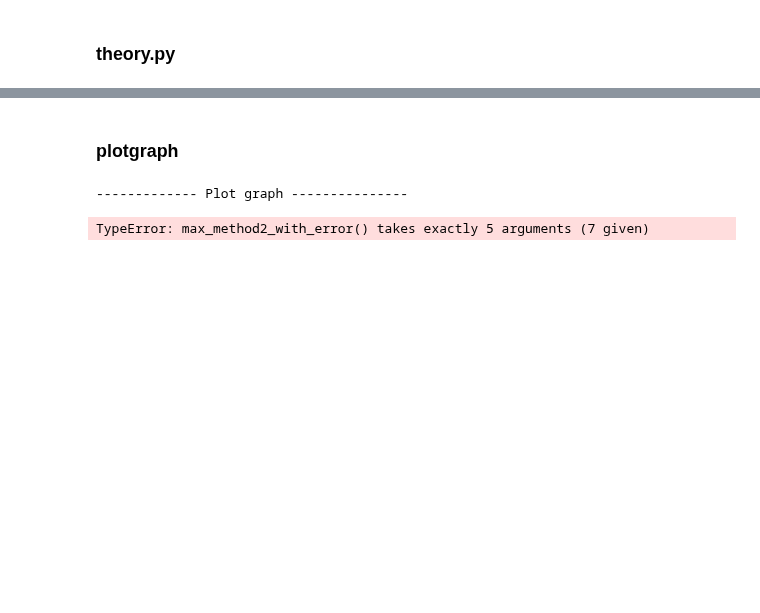
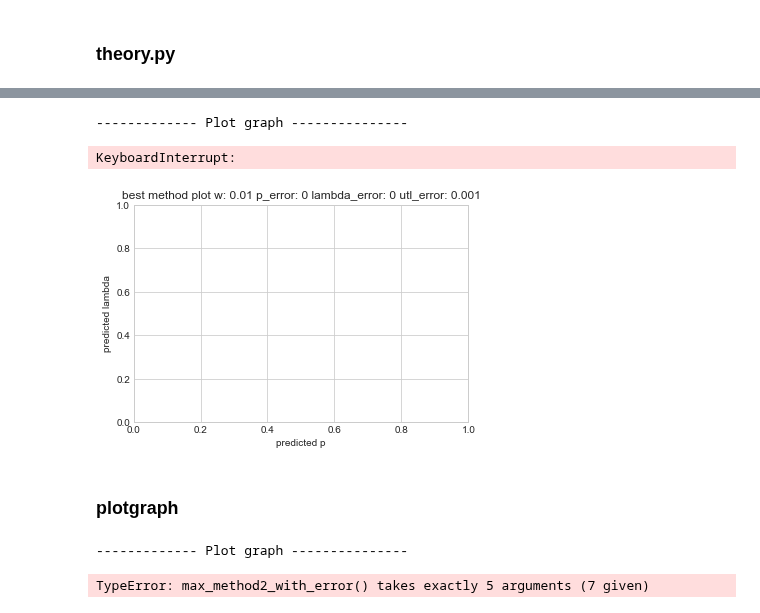
Before and after one commit to k33asby/opinion-aggregation-experiment, a Jupyter notebook: py/simulation.ipynb, the cells around one changed output, grey strips where cells are left out. Saved outputs shown, nothing was run; the diff lists cells and outputs as text; code cells hidden in the pictures; blank space fills up the shorter version.

Commit message:
Fix function to add Decimal

```diff
--- a/py/simulation.ipynb
+++ b/py/simulation.ipynb
@@ -23,12 +23,12 @@ sns.set_style("whitegrid")
 # %%
 @lru_cache(maxsize=None)
 def poisson_probability(n, t, lambda_poisson):
-    return float(Decimal(math.e)**(-lambda_poisson * Decimal(t)) * (lambda_poisson * Decimal(t))**Decimal(n) / Decimal(math.factorial(n)))
+    return float(Decimal(math.e)**(-Decimal(lambda_poisson) * Decimal(t)) * (Decimal(lambda_poisson) * Decimal(t))**Decimal(n) / Decimal(math.factorial(n)))
 
 @lru_cache(maxsize=None)
 def gamma_probability(n, t, lambda_poisson):
-    return float(lambda_poisson**n * Decimal(t)**(n - 1) * Decimal(math.e)**(-lambda_poisson * Decimal(t)) / math.factorial(n - 1))
+    return float(Decimal(lambda_poisson)**n * Decimal(t)**(n - 1) * Decimal(math.e)**(-Decimal(lambda_poisson) * Decimal(t)) / math.factorial(n - 1))
 
 @lru_cache(maxsize=None)
 def g(m, n, t, T, lambda_poisson):
-    return float(lambda_poisson**Decimal(n) * Decimal(t**(m - 1)) * Decimal((T - t)**(n - m)) * Decimal(math.e)**(-lambda_poisson * Decimal(T)) / (math.factorial(Decimal(m - 1)) * math.factorial(Decimal(n - m))))
+    return float(Decimal(lambda_poisson)**Decimal(n) * Decimal(t**(m - 1)) * Decimal((T - t)**(n - m)) * Decimal(math.e)**(-Decimal(lambda_poisson) * Decimal(T)) / (math.factorial(Decimal(m - 1)) * math.factorial(Decimal(n - m))))
@@ -586,3 +522,38 @@ plot_best_method(0.01, 0.1, 1, 0.001)
+# %%
+print "------------- Plot graph ---------------"
+w = 0.01
+p = 0.65
+p_error = 0
+lambda_poisson = 1
+lambda_poisson_error = 0.2
+
+@lru_cache(maxsize=None)
+def plot_best_method(w, p_error, lambda_error, utl_error):
+    color_list = []
+    lambda_range = np.linspace(0, 5, 10)
+    p_range = np.linspace(0.5, 1.0, 10)
+    fig = plt.figure()
+    ax = fig.add_subplot(1,1,1)
+    ax.set_title('best method plot w: {0} p_error: {1} lambda_error: {2} utl_error: {3}'.format(w, p_error, lambda_error, utl_error))
+    ax.set_xlabel('predicted p')
+    ax.set_ylabel('predicted lambda')
+    for p_i in range(len(p_range)):
+        for l_i in range(len(lambda_range)):
+            max_utility_dict = {
+                "red": max_time_priority_with_error(w, p_range[p_i], p_error, lambda_range[l_i], lambda_error),
+                "yellow": max_poll_priority_with_error(w, p_range[p_i], p_error, lambda_range[l_i], lambda_error),
+                "blue": max_vote_priority_with_error(w, p_range[p_i], p_error, lambda_range[l_i], lambda_error),
+                "gray": max_method2_with_error(w, p_range[p_i], p_error, lambda_range[l_i], lambda_error)[0],
+                "black": max_method3_with_error(w, p_range[p_i], p_error, lambda_range[l_i], lambda_error, utl_error)
+            }
+            ax.scatter(p_range[p_i], lambda_range[l_i], marker='s', s=150, c=max(max_utility_dict.items(), key=lambda x:x[1])[0], alpha=0.7)
+    fig.show()
+
+%time plot_best_method(0.01, 0, 0, 0.001)
+# %% [output]
+------------- Plot graph ---------------
+KeyboardInterrupt:
+[figure, added]
 # %% [markdown]
 ### plotgraph
 # %%
```
Also changed, not shown: parts of 4 cells of this notebook, 1 other file.
